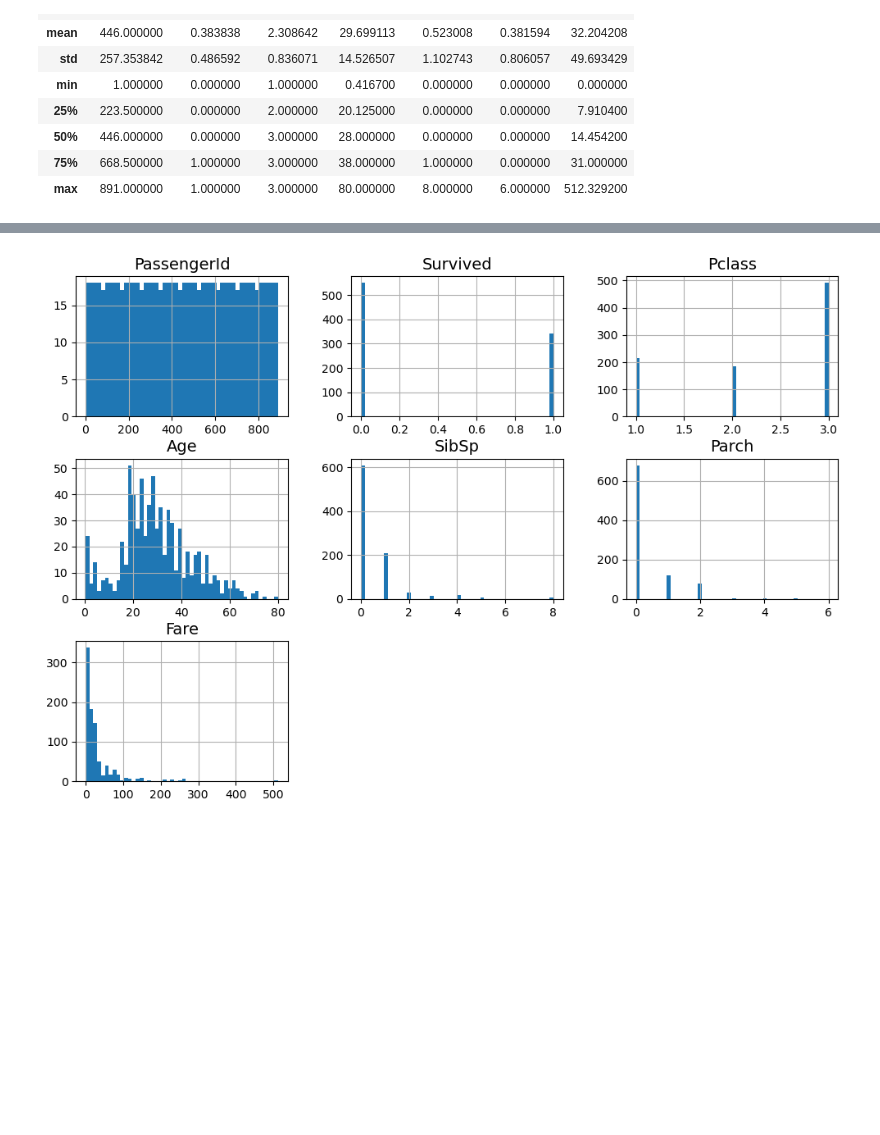
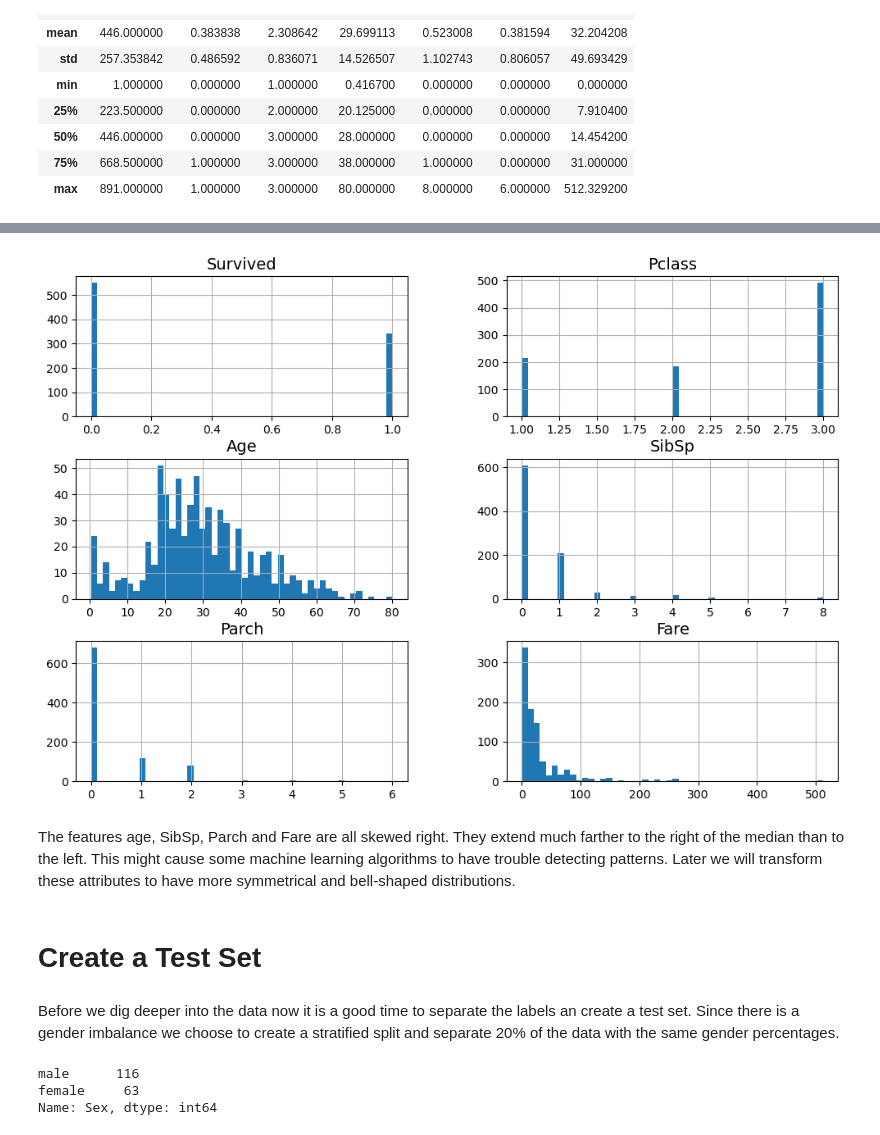
Before and after one commit to igolas0/Titanic-Kaggle-Dataset-Competition, a Jupyter notebook: Titanic_Dataset_Kaggle_Competition.ipynb, the cells around one changed output, grey strips where cells are left out. Cells and saved outputs as stored; diff of their text form; code cells hidden in the pictures; blank space fills up the shorter version.

Commit message:
Create a test set

```diff
--- a/Titanic_Dataset_Kaggle_Competition.ipynb
+++ b/Titanic_Dataset_Kaggle_Competition.ipynb
@@ -104,0 +109,4 @@ titanic.describe()
+# %%
+titanic_preprocessed = titanic.drop(columns=['PassengerId','Name','Ticket', 'Cabin'])
+
+titanic_preprocessed.head()
@@ -105,15 +120,21 @@ titanic.describe()
 # %%
 import matplotlib.pyplot as plt
 
 # extra code – the next 5 lines define the default font sizes
 plt.rc('font', size=14)
 plt.rc('axes', labelsize=14, titlesize=14)
 plt.rc('legend', fontsize=14)
 plt.rc('xtick', labelsize=10)
 plt.rc('ytick', labelsize=10)
 
-titanic.hist(bins=50, figsize=(12, 8))
+titanic_preprocessed.hist(bins=50, figsize=(12, 8))
 #save_fig("attribute_histogram_plots")  # extra code
 plt.show()
 # %% [output]
-[figure, old version]
+[figure, new version]
+# %% [markdown]
+The features age, SibSp, Parch and Fare are all skewed right. They extend much farther to the right of the median than to the left. This might cause some machine learning algorithms to have trouble detecting patterns. Later we will transform these attributes to have more symmetrical and bell-shaped distributions.
+# %% [markdown]
+# Create a Test Set
+# %% [markdown]
+Before we dig deeper into the data now it is a good time to separate the labels an create a test set. Since there is a gender imbalance we choose to create a stratified split and separate 20% of the data with the same gender percentages.
@@ -119,0 +147,6 @@ plt.show()
+# %%
+strat_test_set["Sex"].value_counts()
+# %% [output]
+male      116
+female     63
+Name: Sex, dtype: int64
```
Also changed, not shown: parts of 10 cells of this notebook.
